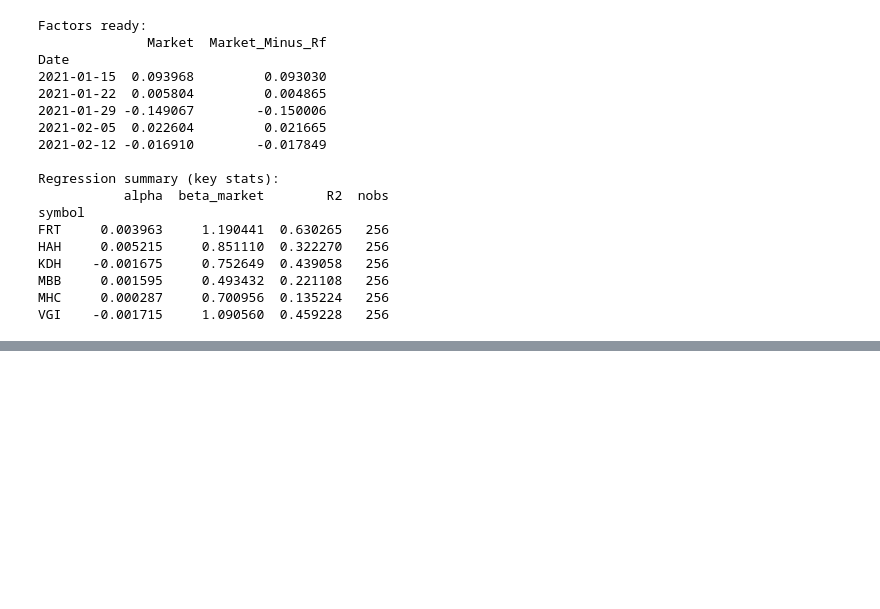
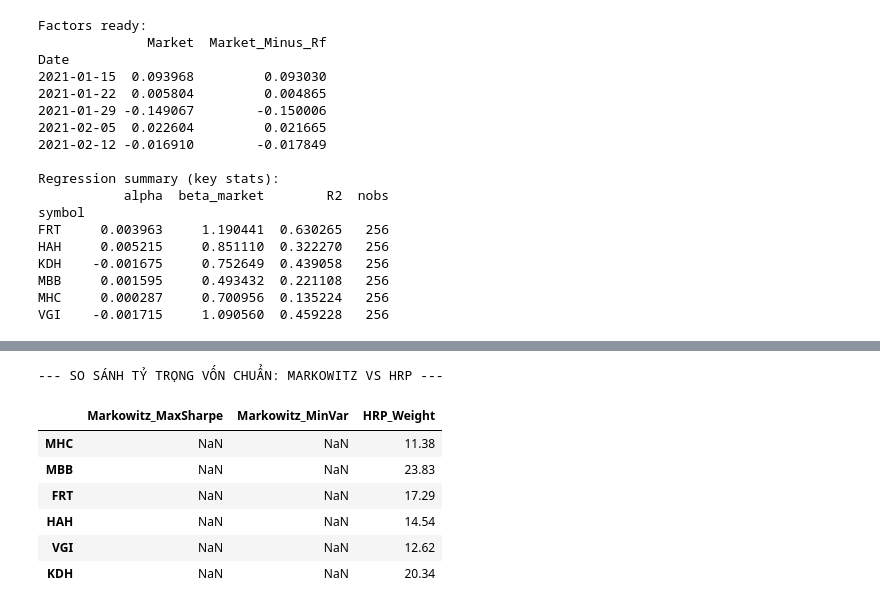
Before and after one commit to Chinh2702/Phan-Tich-va-Quan-Li-Dau-Tu-Nang-Cao, a Jupyter notebook: 05.Machine_learning.ipynb, the cells around one changed output, grey strips where cells are left out. Drawn from its saved outputs; the diff is of its cells as text; code cells hidden in the pictures; blank space fills up the shorter version.

```diff
--- a/05.Machine_learning.ipynb
+++ b/05.Machine_learning.ipynb
@@ -402,0 +555,74 @@ ModuleNotFoundError: No module named 'sklearn'
+# %%
+import scipy.cluster.hierarchy as sch
+
+# --- BƯỚC 1: TÍNH MA TRẬN TƯƠNG QUAN VÀ KHOẢNG CÁCH ---
+cov_matrix = weekly_ret.cov().fillna(0.0)
+corr_matrix = weekly_ret.corr().fillna(0.0)
+
+# Tính khoảng cách d_ij = sqrt(0.5 * (1 - rho_ij))
+distance_matrix = np.sqrt(0.5 * (1 - corr_matrix))
+
+# --- BƯỚC 2: PHÂN CỤM SƠ ĐỒ CÂY & SẮP XẾP LẠI (QUASI-DIAGONALIZATION) ---
+linkage_matrix = sch.linkage(sch.distance.squareform(distance_matrix), method='single')
+
+# GIẢI PHÁP THAY THẾ: Sử dụng leaves_list() của scipy cực kỳ an toàn và nhanh gọn
+ordered_indices = sch.leaves_list(linkage_matrix)
+ordered_symbols = [corr_matrix.columns[i] for i in ordered_indices]
+
+
+# --- BƯỚC 3: PHÂN BỔ VỐN ĐỆ QUY (RECURSIVE BISECTION) ---
+def get_cluster_var(cov, cluster_items):
+    cov_slice = cov.loc[cluster_items, cluster_items]
+    weights_inv = 1.0 / np.diag(cov_slice)
+    weights_inv /= weights_inv.sum()
+    cluster_var = np.dot(weights_inv.T, np.dot(cov_slice, weights_inv))
+    return cluster_var
+
+def get_hrp_weights(cov, ordered_symbols):
+    weights = pd.Series(1.0, index=ordered_symbols)
+    items = [ordered_symbols]
+
+    while len(items) > 0:
+        items = [i[j:k] for i in items for j, k in ((0, len(i) // 2), (len(i) // 2, len(i))) if len(i) > 1]
+
+        for i in range(0, len(items), 2):
+            cluster_1 = items[i]     # Cụm trái
+            cluster_2 = items[i+1]   # Cụm phải
+
+            var_1 = get_cluster_var(cov, cluster_1)
+            var_2 = get_cluster_var(cov, cluster_2)
+
+            alpha = 1.0 - var_1 / (var_1 + var_2)
+
+            weights[cluster_1] *= alpha
+            weights[cluster_2] *= (1.0 - alpha)
+
+    return weights
+
+# Tính toán tỷ trọng HRP
+hrp_weights_series = get_hrp_weights(cov_matrix, ordered_symbols)
+
+
+# --- BƯỚC 4: TỔNG HỢP VÀ SO SÁNH VỚI MARKOWITZ ---
+df_allocation = pd.DataFrame(index=selected_symbols)
+
+if 'df_weights' in globals() and not df_weights.empty:
+    df_allocation['Markowitz_MaxSharpe'] = df_weights['Max_Sharpe_Weight']
+    df_allocation['Markowitz_MinVar'] = df_weights['Min_Variance_Weight']
+else:
+    df_allocation['Markowitz_MaxSharpe'] = np.nan
+    df_allocation['Markowitz_MinVar'] = np.nan
+
+df_allocation['HRP_Weight'] = hrp_weights_series.reindex(df_allocation.index)
+
+print("--- SO SÁNH TỶ TRỌNG VỐN CHUẨN: MARKOWITZ VS HRP ---")
+display(df_allocation.round(4) * 100)
+# %% [output]
+--- SO SÁNH TỶ TRỌNG VỐN CHUẨN: MARKOWITZ VS HRP ---
+|  | Markowitz_MaxSharpe | Markowitz_MinVar | HRP_Weight |
+| MHC | NaN | NaN | 11.38 |
+| MBB | NaN | NaN | 23.83 |
+| FRT | NaN | NaN | 17.29 |
+| HAH | NaN | NaN | 14.54 |
+| VGI | NaN | NaN | 12.62 |
+| KDH | NaN | NaN | 20.34 |
```
Also changed, not shown: parts of 13 cells of this notebook.
